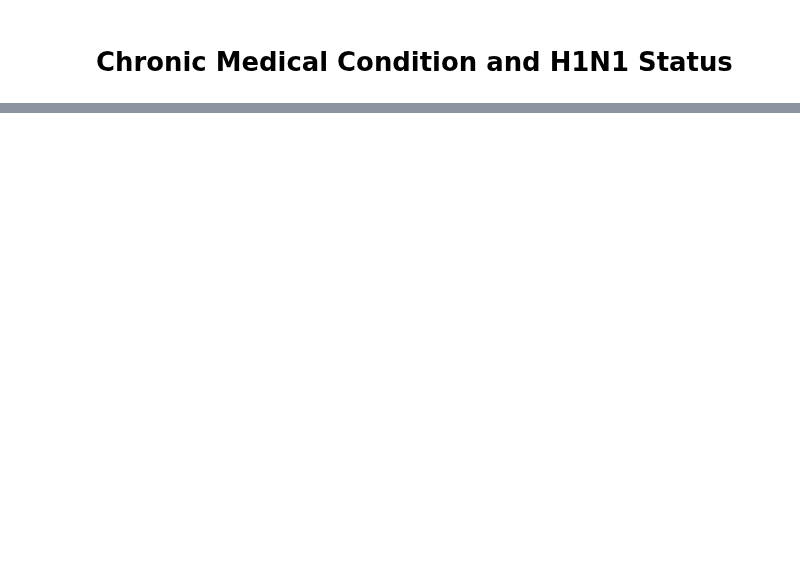
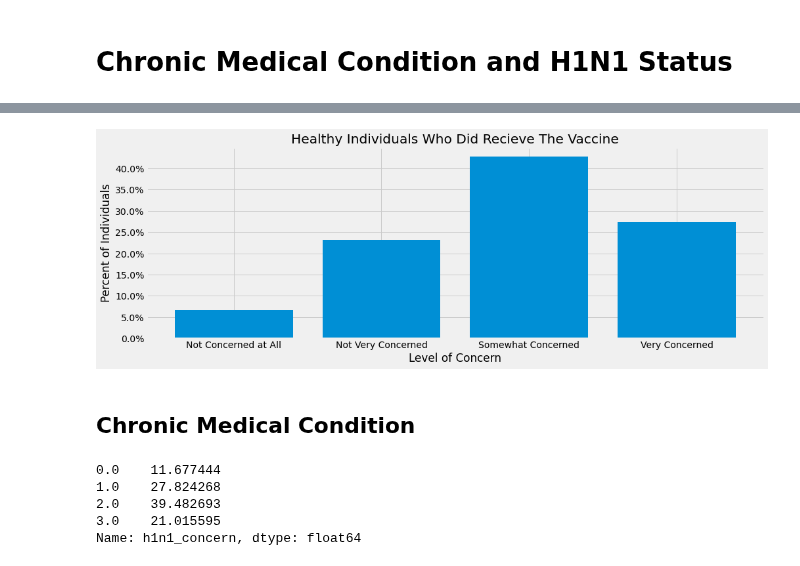
Before and after one commit to mankah/Capstone, a Jupyter notebook: H1N1_Analysis.ipynb, the cells around one changed output, grey strips where cells are left out. Saved outputs shown, nothing was run; the diff lists cells and outputs as text; code cells hidden in the pictures; blank space fills up the shorter version.

```diff
--- a/H1N1_Analysis.ipynb
+++ b/H1N1_Analysis.ipynb
@@ -1186,0 +1278,26 @@ plt.xticks(ticks=no_vaccine.index, labels=x);
+# %%
+fig, ax = plt.subplots(figsize=(15, 5))
+
+x = ['Not Concerned at All', 'Not Very Concerned',
+     'Somewhat Concerned', 'Very Concerned']
+plt.bar(no_condition_yes_vac_concern.index, no_condition_yes_vac_concern.values)
+plt.title('Healthy Individuals Who Did Recieve The Vaccine')
+plt.ylabel('Percent of Individuals')
+plt.xlabel('Level of Concern')
+ax.yaxis.set_major_formatter(mtick.PercentFormatter(1.0))
+plt.xticks(ticks=no_vaccine.index, labels=x);
+# %% [output]
+[figure, added]
+# %% [markdown]
+## Chronic Medical Condition
+# %%
+condition = df[df.chronic_med_condition == 1]
+condition_no_vac = condition[condition.h1n1_vaccine == 0]
+condition_no_vac_concern = condition_no_vac.h1n1_concern.value_counts(normalize = True).sort_index()
+condition_no_vac_concern*100
+# %% [output]
+0.0    11.677444
+1.0    27.824268
+2.0    39.482693
+3.0    21.015595
+Name: h1n1_concern, dtype: float64
```
Also changed, not shown: parts of 14 cells of this notebook.
